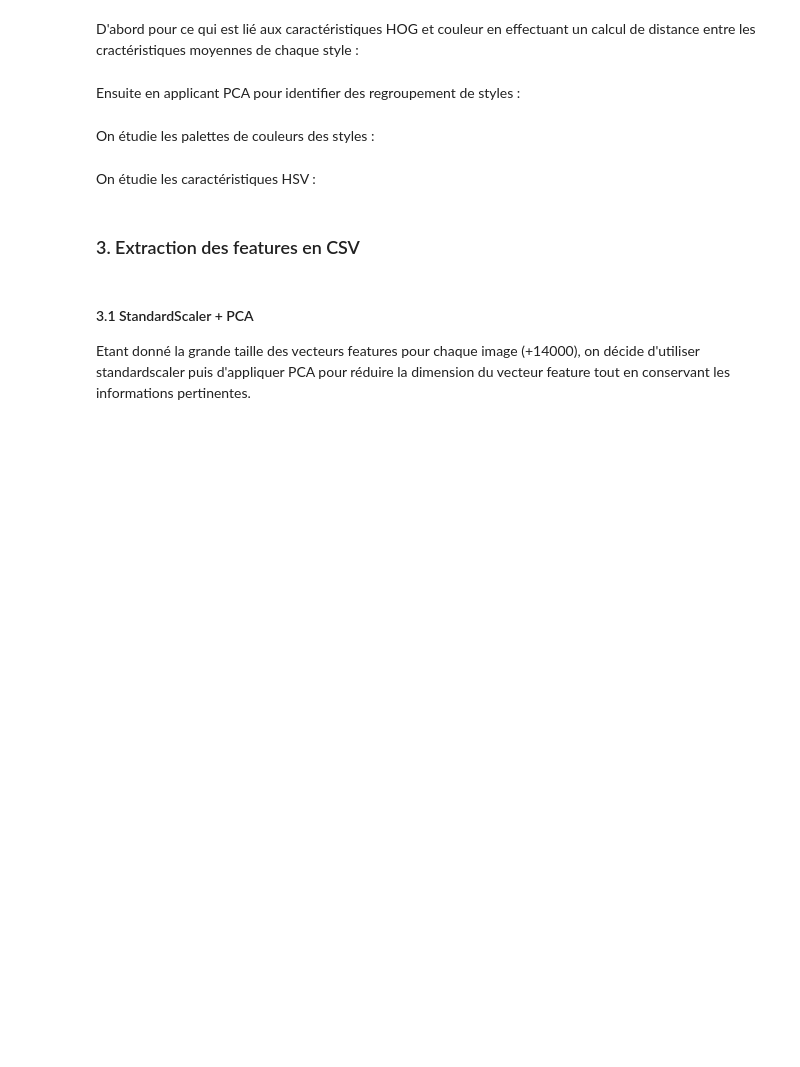
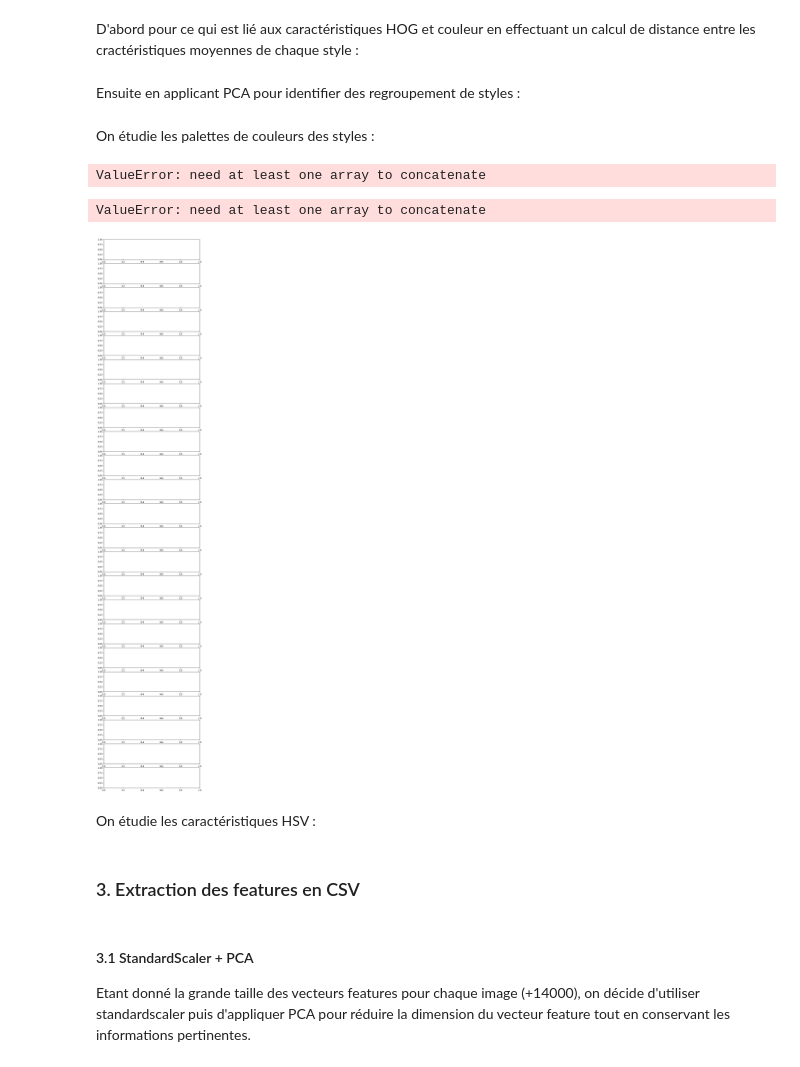
Before and after one commit to julietteabalain-cloud/Reconnaissance-de-mouvement-artistique, a Jupyter notebook: notebooks/2_RV_Vision_Classique.ipynb, the cells around one changed output. Drawn from its saved outputs; the diff is of its cells as text; code cells hidden in the pictures; blank space fills up the shorter version.

Commit message:
visualisation des palettes de couleur

```diff
--- a/notebooks/2_RV_Vision_Classique.ipynb
+++ b/notebooks/2_RV_Vision_Classique.ipynb
@@ -214,11 +214,16 @@ vision_features_extract_module.pca_style_features(x,y)
 # %% [markdown]
 On étudie les palettes de couleurs des styles :
 # %%
-palette_impressionisme = vision_features_extract_module.compute_style_palette(df, "Impressionism",load_image, DATA_ROOT)
-palette_cubisme = vision_features_extract_module.compute_style_palette(df, "Cubism",load_image, DATA_ROOT)
-vision_features_extract_module.display_palettes(palette_impressionisme, "Impressionism")
+palette_impressionisme = vision_features_extract_module.compute_style_palette(df_train, "Pop_Art",load_image, DATA_ROOT)
+palette_cubisme = vision_features_extract_module.compute_style_palette(df_train, "Cubism",load_image, DATA_ROOT)
+vision_features_extract_module.display_palettes(palette_impressionisme, "Pop_Art")
 vision_features_extract_module.display_palettes(palette_cubisme, "Cubism")
+# %% [output]
+ValueError: need at least one array to concatenate
 # %%
-vision_features_extract_module.compute_and_display_all_style_palettes(df, load_image, DATA_ROOT)
+vision_features_extract_module.compute_and_display_all_style_palettes(df_train, load_image, DATA_ROOT)
+# %% [output]
+ValueError: need at least one array to concatenate
+[figure, added]
 # %% [markdown]
 On étudie les caractéristiques HSV :
```
Also changed, not shown: parts of 3 cells of this notebook, 1 other file.
